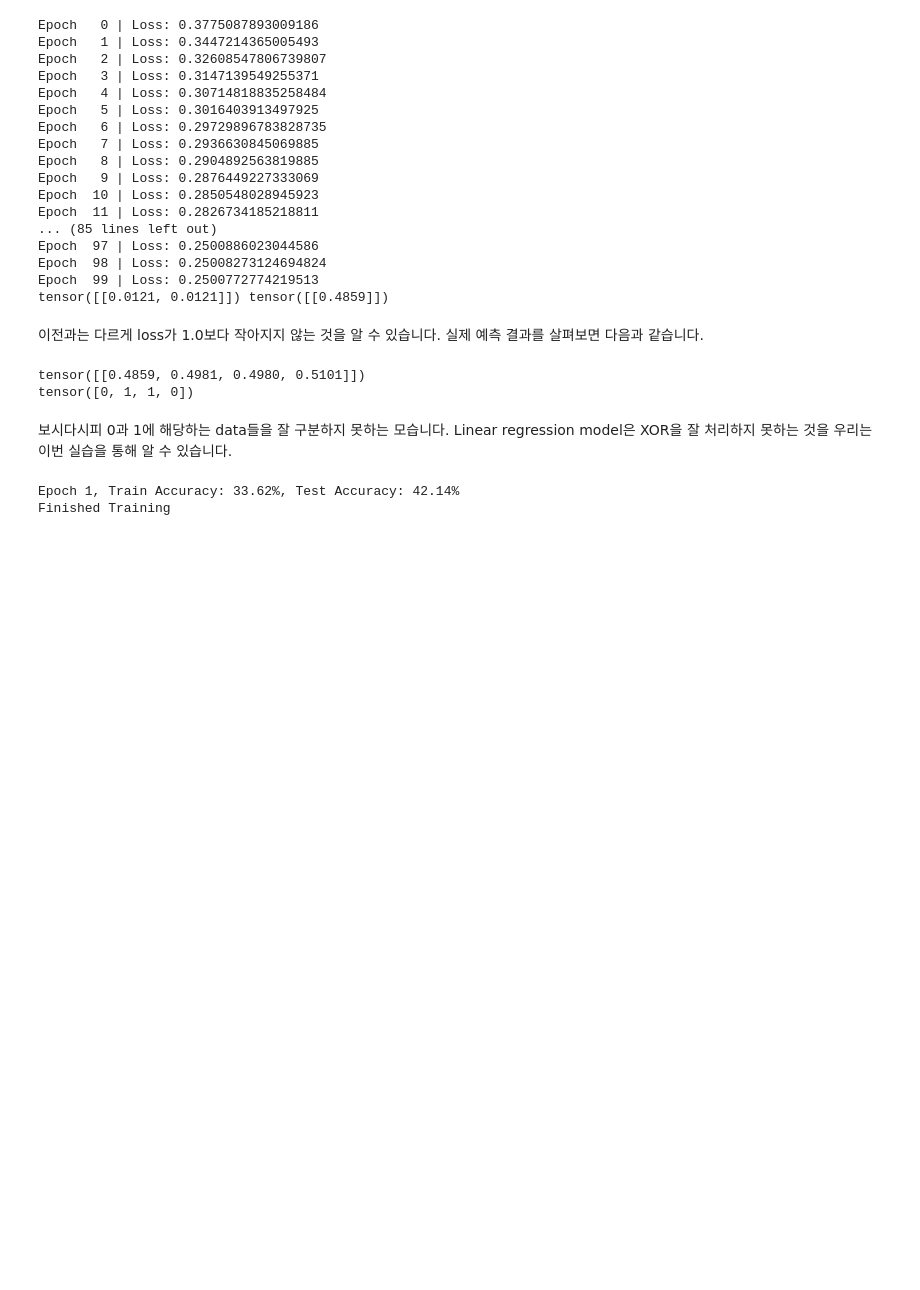
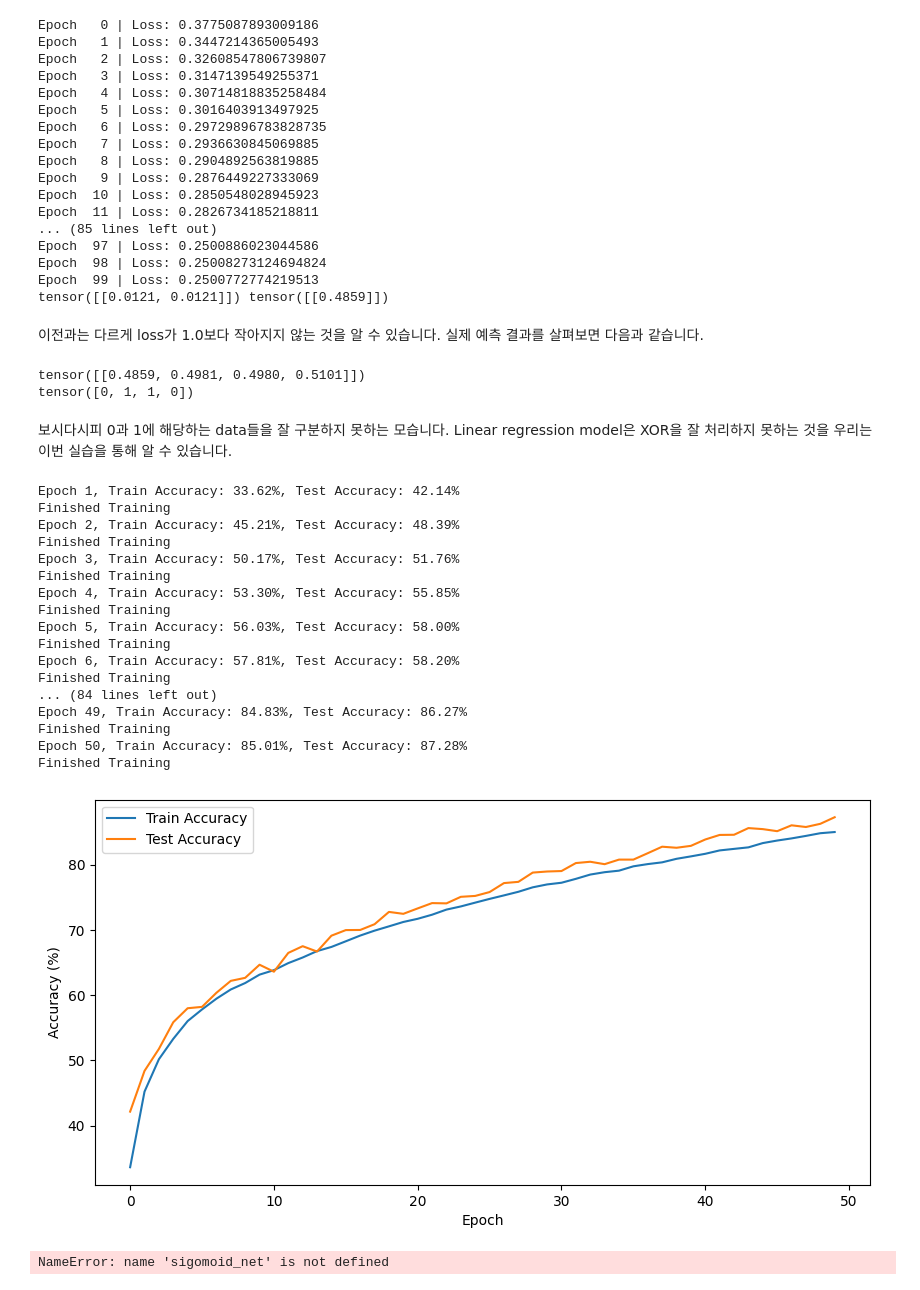
Before and after one commit to CleanOOP/StudyAI, a Jupyter notebook: 1_1_Linear_regression.ipynb, the cells around one changed output. Cells and saved outputs as stored; diff of their text form; code cells hidden in the pictures; blank space fills up the shorter version.

Commit message:
Colab을 통해 생성됨 sigmoid 오타수정

```diff
--- a/1_1_Linear_regression.ipynb
+++ b/1_1_Linear_regression.ipynb
@@ -321,32 +321,49 @@ for epoch in range(n_epochs):
     correct_train = 0
     total_train = 0
 
-    sigomoid_net.train()
+    sigmoid_net.train()
     for i, data in enumerate(trainloader, 0):
       inputs, labels = data
 
       sigmoid_optimizer.zero_grad()
 
       outputs = sigmoid_net(inputs)
       loss = criterion(outputs, labels)
       loss.backward()
       sigmoid_optimizer.step()
 
       running_loss += loss.item()
       _, predicted = torch.max(outputs.data, 1)
       total_train += labels.size(0)
       correct_train += (predicted == labels).sum().item()
 
     sigmoid_train_accuracy = 100 * correct_train / total
     sigmoid_train_accuracies.append(sigmoid_train_accuracy)
 
     # 테스트 루프
     correct_test = 0
     total_test = 0
     sigmoid_net.eval()
     with torch.no_grad():
        for data in testloader :
          images
 # %% [output]
 Epoch 1, Train Accuracy: 33.62%, Test Accuracy: 42.14%
 Finished Training
+Epoch 2, Train Accuracy: 45.21%, Test Accuracy: 48.39%
+Finished Training
+Epoch 3, Train Accuracy: 50.17%, Test Accuracy: 51.76%
+Finished Training
+Epoch 4, Train Accuracy: 53.30%, Test Accuracy: 55.85%
+Finished Training
+Epoch 5, Train Accuracy: 56.03%, Test Accuracy: 58.00%
+Finished Training
+Epoch 6, Train Accuracy: 57.81%, Test Accuracy: 58.20%
+Finished Training
+... (84 lines left out)
+Epoch 49, Train Accuracy: 84.83%, Test Accuracy: 86.27%
+Finished Training
+Epoch 50, Train Accuracy: 85.01%, Test Accuracy: 87.28%
+Finished Training
+[figure, added]
+NameError: name 'sigomoid_net' is not defined
```
